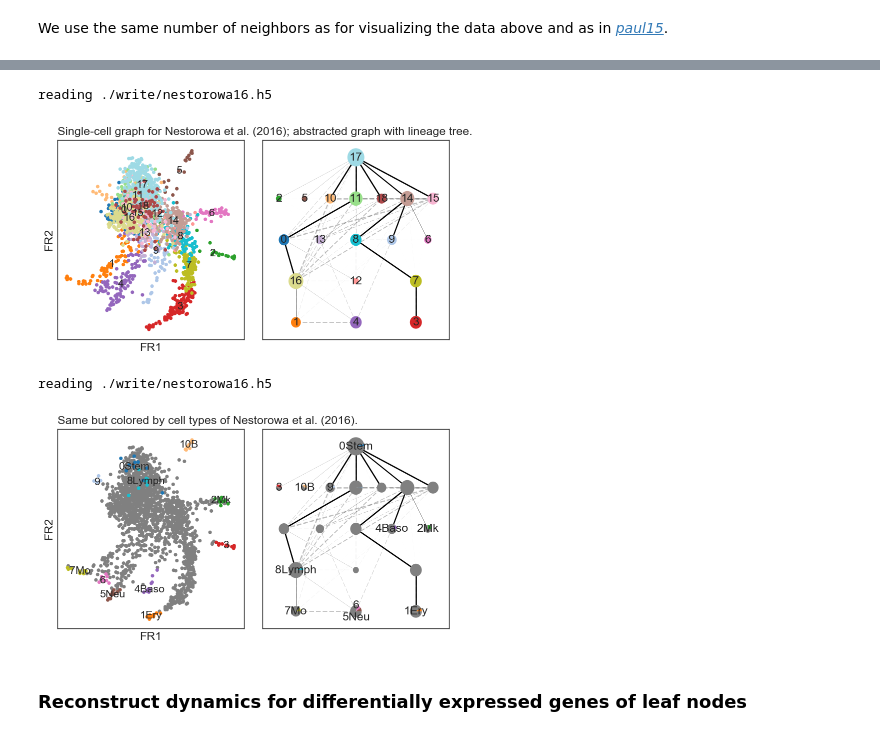
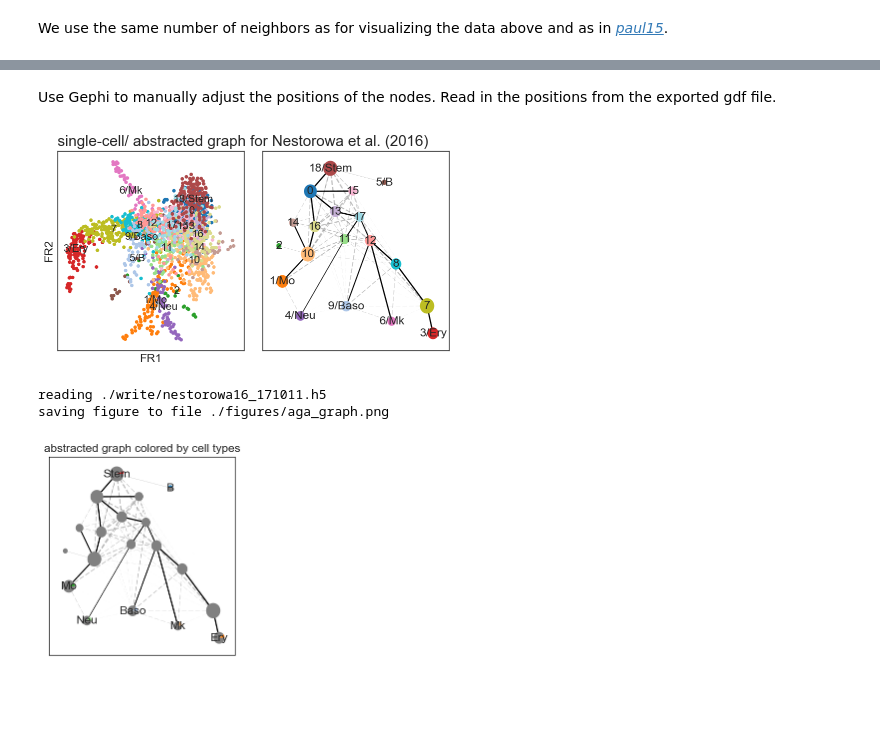
Before and after one commit to theislab/graph_abstraction, a Jupyter notebook: nestorowa16/nestorowa16.ipynb, the cells around one changed output, grey strips where cells are left out. Cells and saved outputs as stored; diff of their text form; code cells hidden in the pictures; blank space fills up the shorter version.

```diff
--- a/nestorowa16/nestorowa16.ipynb
+++ b/nestorowa16/nestorowa16.ipynb
@@ -5,5 +5,6 @@
 # %%
 import numpy as np
+import pandas as pd
 import matplotlib.pyplot as pl
 from matplotlib import rcParams
 import scanpy.api as sc
@@ -11,4 +12,5 @@ import scanpy.api as sc
 sc.settings.verbosity = 1                # increase for more output
 sc.settings.set_dpi(60)                  # low pixel number yields small inline figures
 sc.logging.print_version_and_date()
+results_file = './write/nestorowa16_171011.h5'
 # %% [output]
@@ -77,0 +98,11 @@ writing ./write/nestorowa16.h5
+# %%
+adata = sc.read(results_file)
+asso_names, asso_matrix = sc.utils.compute_association_matrix_of_groups(
+    adata, prediction='aga_groups', reference='exp_groups', normalization='prediction', max_n_names=1)
+adata.add['aga_groups_order'] = ['{}'.format(name)
+                                  + ('/{}'.format(asso_names[iname]) if len(asso_names[iname])>0 else '') # replace integers
+                                 for iname, name in enumerate(adata.add['aga_groups_order'])]
+axs = sc.pl.aga(adata, title='',
+                basis='draw_graph_fr',
+                root=18, color='aga_groups', groups_graph='aga_groups',
+                layout='eq_tree', export_to_gexf=True)
@@ -78,28 +113,24 @@ writing ./write/nestorowa16.h5
+# %% [markdown]
+Use Gephi to manually adjust the positions of the nodes. Read in the positions from the exported gdf file.
 # %%
-adata = sc.read('nestorowa16')
-axs = sc.pl.aga(adata, title='', title_graph='', basis='draw_graph_fr',
-                root=17, color='aga_groups', groups_graph='aga_groups', layout='eq_tree', show=False)
-axs[0].set_title('Single-cell graph for Nestorowa et al. (2016); abstracted graph with lineage tree.', loc='left')
-pl.savefig('./figures/aga.png')
+axs = sc.pl.aga(adata, title='',
+                basis='draw_graph_fr',
+                color='aga_groups', groups_graph='aga_groups', show=False,
+                pos='./write/aga_graph_gephi.gdf')
+axs[0].set_title('single-cell/ abstracted graph for Nestorowa et al. (2016)', loc='left', fontsize=18)
+pl.savefig('./figures/aga_gephi.png', dpi=500)
 pl.show()
 # %% [output]
-reading ./write/nestorowa16.h5
-[figure, old version]
+[figure, new version]
 # %%
-adata = sc.read('nestorowa16')
+adata = sc.read(results_file)
 asso_names, asso_matrix = sc.utils.compute_association_matrix_of_groups(
     adata, prediction='aga_groups', reference='exp_groups', normalization='prediction')
 asso_colors = sc.utils.get_associated_colors_of_groups(sc.pl.palettes.vega_20, asso_matrix)
-axs = sc.pl.aga(adata, title='',
-          color='exp_groups',
-          title_graph='',
-          basis='draw_graph_fr',
-          root=17, color_graph=asso_colors, groups_graph=asso_names, layout='eq_tree', frameon=True, show=False)
-axs[0].set_title('Same but colored by cell types of Nestorowa et al. (2016).', loc='left')
-pl.savefig('./figures/aga_cell_types.png')
-pl.show()
+axs = sc.pl.aga_graph(adata, pos='./write/aga_graph_gephi.gdf',
+                      title='abstracted graph colored by cell types',
+                      color=asso_colors, groups=asso_names, layout='fr', save=True)
 # %% [output]
-reading ./write/nestorowa16.h5
+reading ./write/nestorowa16_171011.h5
+saving figure to file ./figures/aga_graph.png
-[figure, old version]
+[figure, new version]
-# %% [markdown]
-### Reconstruct dynamics for differentially expressed genes of leaf nodes
```
Also changed, not shown: parts of 24 cells of this notebook, 55 other files.
